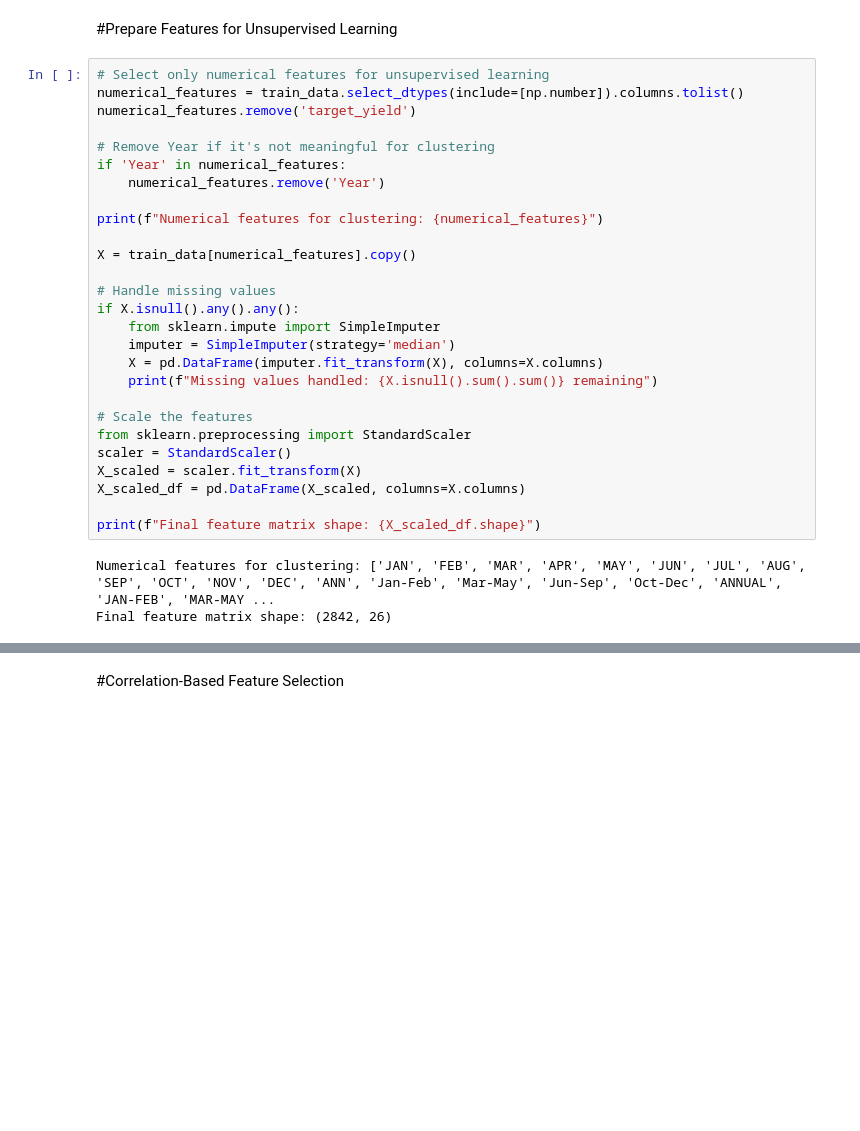
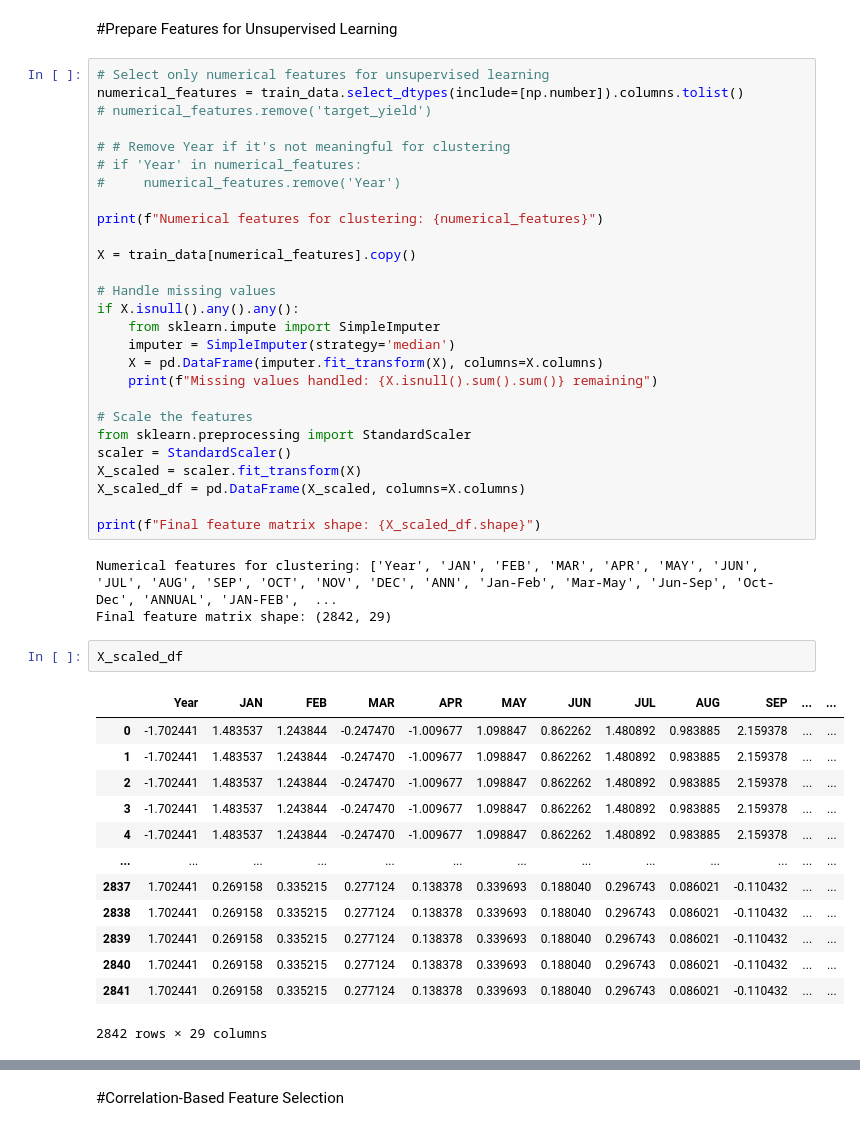
Before and after one commit to sandeepa-ukr/AI-Based-Crop-Predection, a Jupyter notebook: untitled.ipynb, the cells around one changed output, grey strips where cells are left out. Cells and saved outputs as stored; diff of their text form; blank space fills up the shorter version.

```diff
--- a/untitled.ipynb
+++ b/untitled.ipynb
@@ -515,11 +515,11 @@ max      30.400000    70.233333   263.000000   122.515227  801984.000000
 # %%
 # Select only numerical features for unsupervised learning
 numerical_features = train_data.select_dtypes(include=[np.number]).columns.tolist()
-numerical_features.remove('target_yield')
+# numerical_features.remove('target_yield')
 
-# Remove Year if it's not meaningful for clustering
-if 'Year' in numerical_features:
-    numerical_features.remove('Year')
+# # Remove Year if it's not meaningful for clustering
+# if 'Year' in numerical_features:
+#     numerical_features.remove('Year')
 
 print(f"Numerical features for clustering: {numerical_features}")
 
@@ -540,8 +540,24 @@ X_scaled_df = pd.DataFrame(X_scaled, columns=X.columns)
 
 print(f"Final feature matrix shape: {X_scaled_df.shape}")
 # %% [output]
-Numerical features for clustering: ['JAN', 'FEB', 'MAR', 'APR', 'MAY', 'JUN', 'JUL', 'AUG', 'SEP', 'OCT', 'NOV', 'DEC', 'ANN', 'Jan-Feb', 'Mar-May', 'Jun-Sep', 'Oct-Dec', 'ANNUAL', 'JAN-FEB', 'MAR-MAY ...
-Final feature matrix shape: (2842, 26)
+Numerical features for clustering: ['Year', 'JAN', 'FEB', 'MAR', 'APR', 'MAY', 'JUN', 'JUL', 'AUG', 'SEP', 'OCT', 'NOV', 'DEC', 'ANN', 'Jan-Feb', 'Mar-May', 'Jun-Sep', 'Oct-Dec', 'ANNUAL', 'JAN-FEB',  ...
+Final feature matrix shape: (2842, 29)
+# %%
+X_scaled_df
+# %% [output]
+|  | Year | JAN | FEB | MAR | APR | MAY | JUN | JUL | AUG | SEP | ... | ... |
+| 0 | -1.702441 | 1.483537 | 1.243844 | -0.247470 | -1.009677 | 1.098847 | 0.862262 | 1.480892 | 0.983885 | 2.159378 | ... | ... |
+| 1 | -1.702441 | 1.483537 | 1.243844 | -0.247470 | -1.009677 | 1.098847 | 0.862262 | 1.480892 | 0.983885 | 2.159378 | ... | ... |
+| 2 | -1.702441 | 1.483537 | 1.243844 | -0.247470 | -1.009677 | 1.098847 | 0.862262 | 1.480892 | 0.983885 | 2.159378 | ... | ... |
+| 3 | -1.702441 | 1.483537 | 1.243844 | -0.247470 | -1.009677 | 1.098847 | 0.862262 | 1.480892 | 0.983885 | 2.159378 | ... | ... |
+| 4 | -1.702441 | 1.483537 | 1.243844 | -0.247470 | -1.009677 | 1.098847 | 0.862262 | 1.480892 | 0.983885 | 2.159378 | ... | ... |
+| ... | ... | ... | ... | ... | ... | ... | ... | ... | ... | ... | ... | ... |
+| 2837 | 1.702441 | 0.269158 | 0.335215 | 0.277124 | 0.138378 | 0.339693 | 0.188040 | 0.296743 | 0.086021 | -0.110432 | ... | ... |
+| 2838 | 1.702441 | 0.269158 | 0.335215 | 0.277124 | 0.138378 | 0.339693 | 0.188040 | 0.296743 | 0.086021 | -0.110432 | ... | ... |
+| 2839 | 1.702441 | 0.269158 | 0.335215 | 0.277124 | 0.138378 | 0.339693 | 0.188040 | 0.296743 | 0.086021 | -0.110432 | ... | ... |
+| 2840 | 1.702441 | 0.269158 | 0.335215 | 0.277124 | 0.138378 | 0.339693 | 0.188040 | 0.296743 | 0.086021 | -0.110432 | ... | ... |
+| 2841 | 1.702441 | 0.269158 | 0.335215 | 0.277124 | 0.138378 | 0.339693 | 0.188040 | 0.296743 | 0.086021 | -0.110432 | ... | ... |
+2842 rows × 29 columns
 # %%
 train_data
 # %% [output]
```
Also changed, not shown: parts of 11 cells of this notebook.
